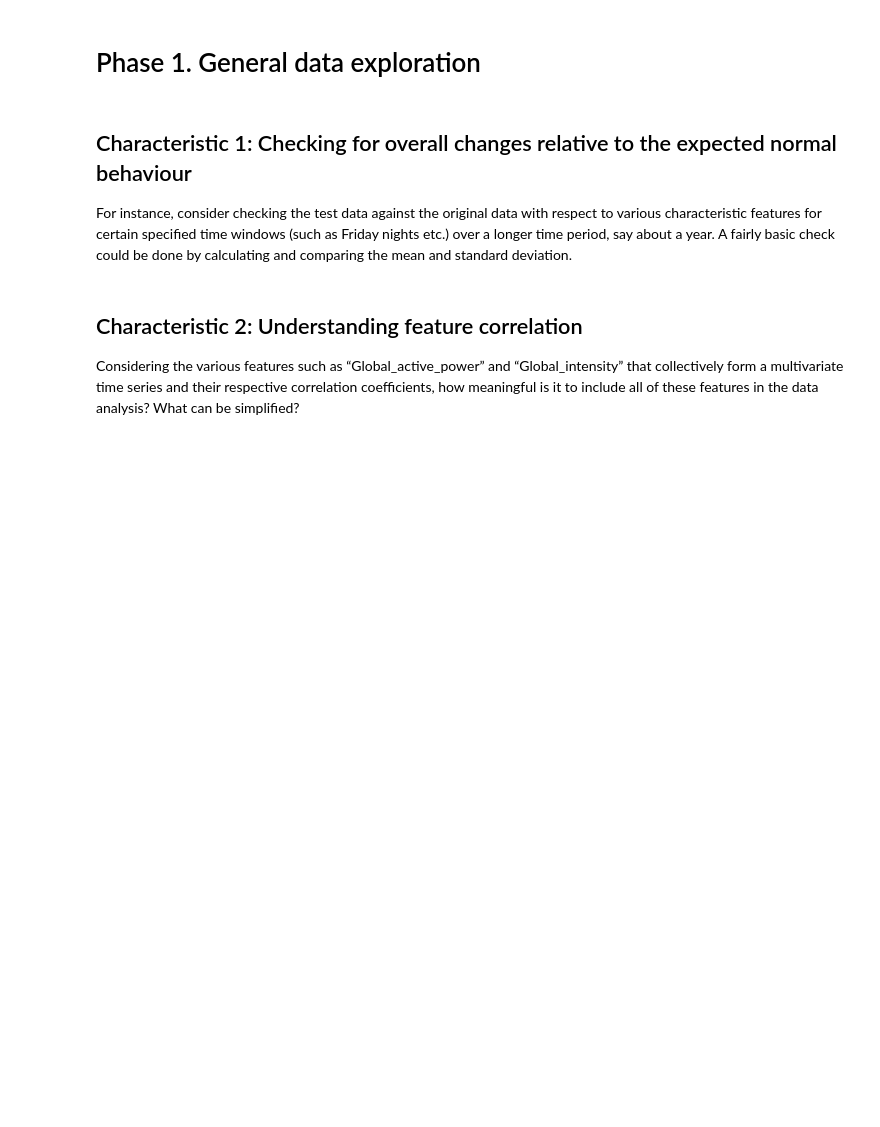
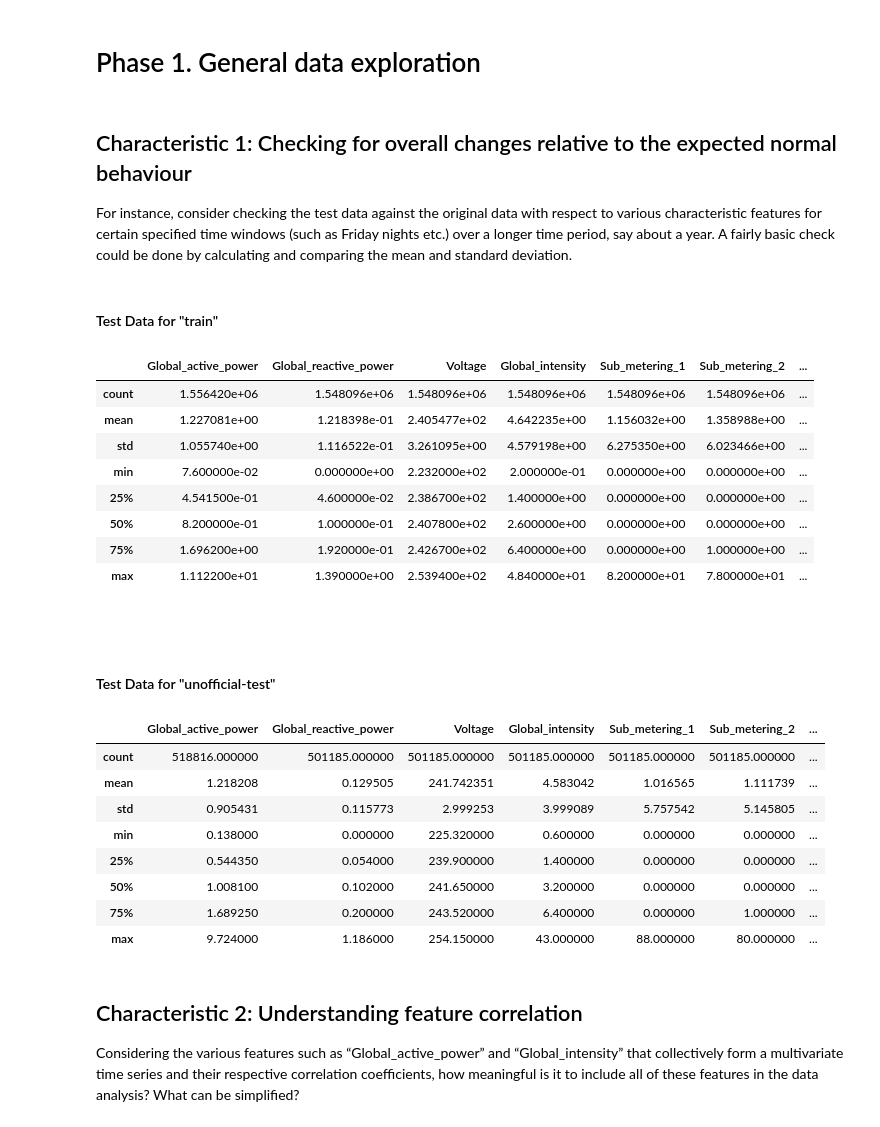
Before and after one commit to falhumai96/anomoly-detection, a Jupyter notebook: AnomalyDetection.ipynb, the cells around one changed output. Drawn from its saved outputs; the diff is of its cells as text; code cells hidden in the pictures; blank space fills up the shorter version.

```diff
--- a/AnomalyDetection.ipynb
+++ b/AnomalyDetection.ipynb
@@ -25,4 +25,10 @@ The data is split into 9 columns;
 import numpy as np
 import pandas as pd
 import matplotlib.pyplot as plt
+import os
+from IPython.display import Markdown, display
+
+# To print Markdown from within Python 3 code.
+def printmd(string):
+    display(Markdown(string))
 # %% [markdown]
@@ -64,3 +59,35 @@ For instance, consider checking the test data against the original data with res
+# %%
+# Characteristic 1
+is_first = True
+for data_set_path in data_sets:
+    if is_first:
+        is_first = False
+    else:
+        printmd('<br>')
+    printmd('<h4>Test Data for \"{}\"</h4>'.format(data_set_path))
+    display(data_sets[data_set_path].describe())
+# %% [output]
+<h4>Test Data for "train"</h4>
+|  | Global_active_power | Global_reactive_power | Voltage | Global_intensity | Sub_metering_1 | Sub_metering_2 | ... |
+| count | 1.556420e+06 | 1.548096e+06 | 1.548096e+06 | 1.548096e+06 | 1.548096e+06 | 1.548096e+06 | ... |
+| mean | 1.227081e+00 | 1.218398e-01 | 2.405477e+02 | 4.642235e+00 | 1.156032e+00 | 1.358988e+00 | ... |
+| std | 1.055740e+00 | 1.116522e-01 | 3.261095e+00 | 4.579198e+00 | 6.275350e+00 | 6.023466e+00 | ... |
+| min | 7.600000e-02 | 0.000000e+00 | 2.232000e+02 | 2.000000e-01 | 0.000000e+00 | 0.000000e+00 | ... |
+| 25% | 4.541500e-01 | 4.600000e-02 | 2.386700e+02 | 1.400000e+00 | 0.000000e+00 | 0.000000e+00 | ... |
+| 50% | 8.200000e-01 | 1.000000e-01 | 2.407800e+02 | 2.600000e+00 | 0.000000e+00 | 0.000000e+00 | ... |
+| 75% | 1.696200e+00 | 1.920000e-01 | 2.426700e+02 | 6.400000e+00 | 0.000000e+00 | 1.000000e+00 | ... |
+| max | 1.112200e+01 | 1.390000e+00 | 2.539400e+02 | 4.840000e+01 | 8.200000e+01 | 7.800000e+01 | ... |
+<br>
+<h4>Test Data for "unofficial-test"</h4>
+|  | Global_active_power | Global_reactive_power | Voltage | Global_intensity | Sub_metering_1 | Sub_metering_2 | ... |
+| count | 518816.000000 | 501185.000000 | 501185.000000 | 501185.000000 | 501185.000000 | 501185.000000 | ... |
+| mean | 1.218208 | 0.129505 | 241.742351 | 4.583042 | 1.016565 | 1.111739 | ... |
+| std | 0.905431 | 0.115773 | 2.999253 | 3.999089 | 5.757542 | 5.145805 | ... |
+| min | 0.138000 | 0.000000 | 225.320000 | 0.600000 | 0.000000 | 0.000000 | ... |
+| 25% | 0.544350 | 0.054000 | 239.900000 | 1.400000 | 0.000000 | 0.000000 | ... |
+| 50% | 1.008100 | 0.102000 | 241.650000 | 3.200000 | 0.000000 | 0.000000 | ... |
+| 75% | 1.689250 | 0.200000 | 243.520000 | 6.400000 | 0.000000 | 1.000000 | ... |
+| max | 9.724000 | 1.186000 | 254.150000 | 43.000000 | 88.000000 | 80.000000 | ... |
 # %% [markdown]
 ## Characteristic 2: Understanding feature correlation
 
```
Also changed, not shown: parts of 10 cells of this notebook, 4 other files.
